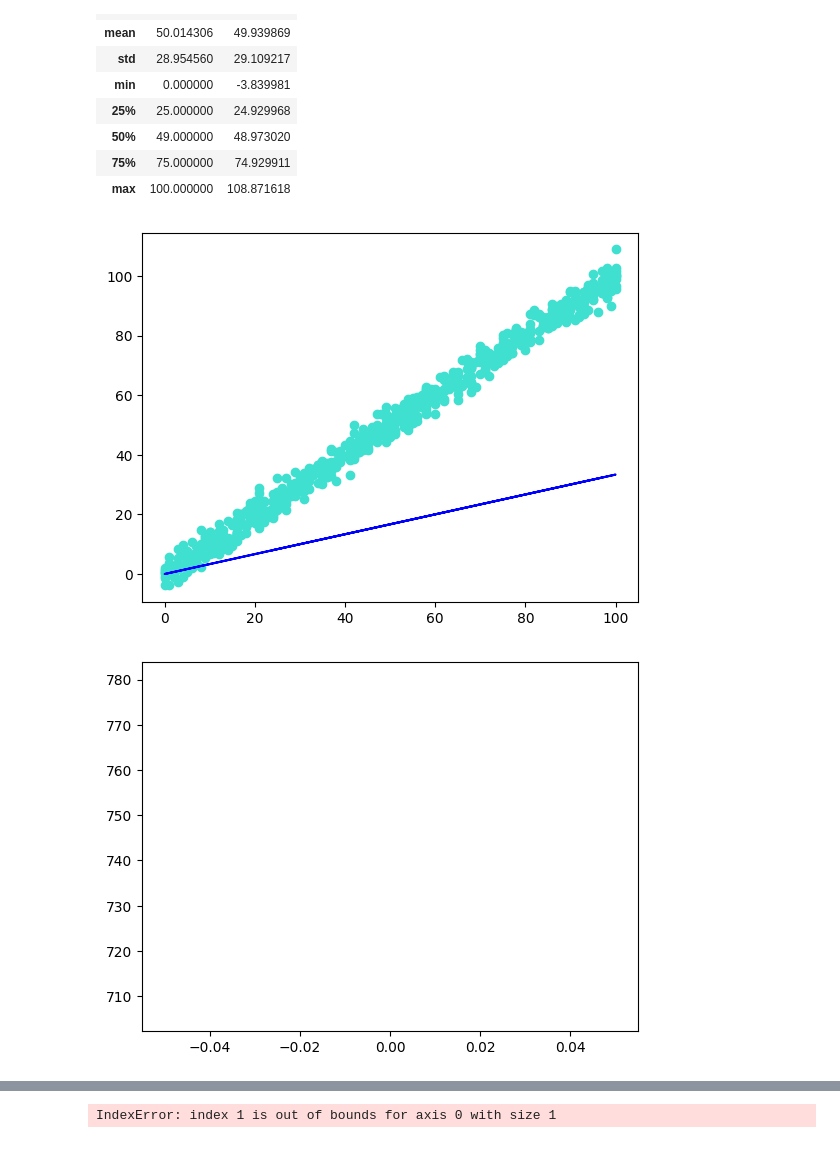
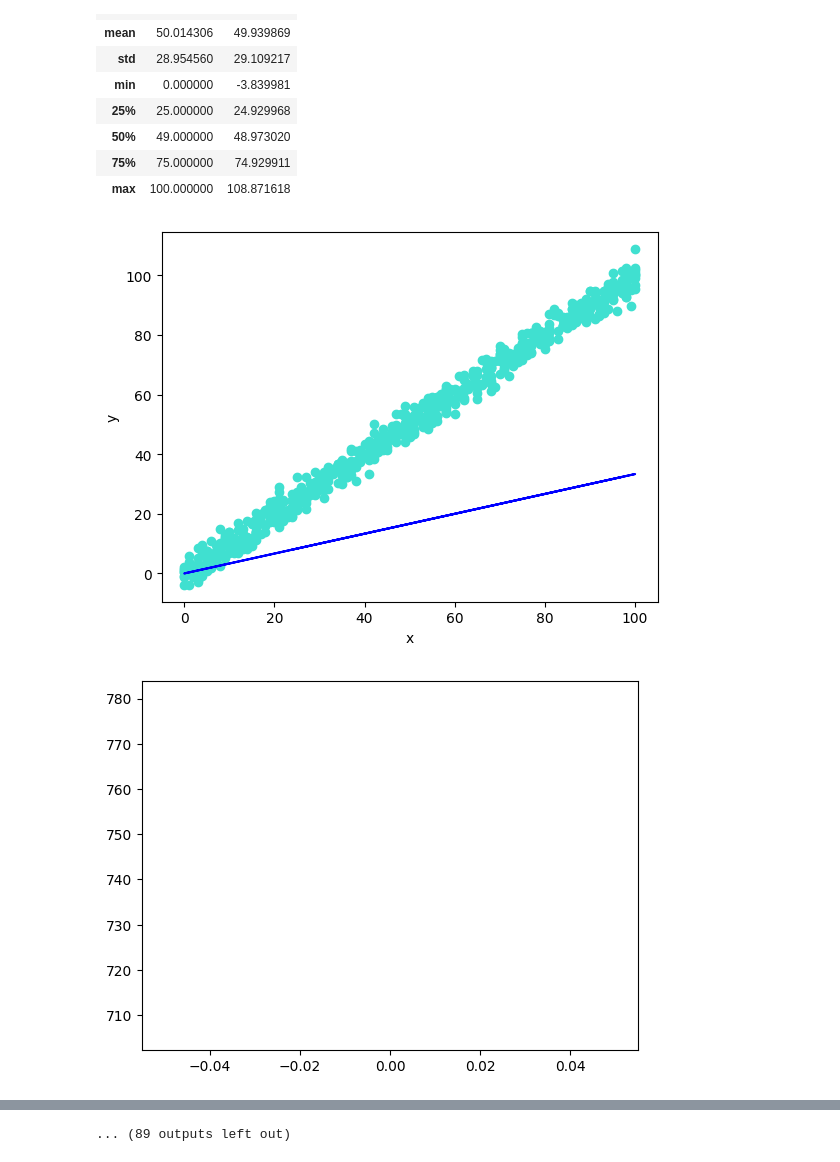
Before and after one commit to Bhumiii27/ML-Labs, a Jupyter notebook: Lab2_Single_v_LR.ipynb, the cells around one changed output, grey strips where cells are left out. Saved outputs shown, nothing was run; the diff lists cells and outputs as text; code cells hidden in the pictures.

```diff
--- a/Lab2_Single_v_LR.ipynb
+++ b/Lab2_Single_v_LR.ipynb
@@ -100,9 +100,12 @@ def training(x,y,alpha,iters):
     #y_new=theta_array[0]+theta_array[1]*x[1]+theta_array[2]*x[2]+theta_array[3]*x[3]
     plt.plot(x,y_new,'b')
     plt.scatter(x,y, c="turquoise")
+    plt.xlabel("x")
+    plt.ylabel("y")
     plt.show()
-    x=np.arange(0,len(cost_value),step=1)
-    plt.plot(x,cost_value)
+    #Cost Function Graph
+    z=np.arange(0,len(cost_value),step=1)
+    plt.plot(z,cost_value)
     plt.show()
   return theta_array
 # %%
@@ -142,12 +145,16 @@ y_train=clean_data['y']
 x_t=x_train.values.reshape(x_train.size)
 y_t=y_train.values.reshape(y_train.size)
 # %%
-alpha=0.0001
-# alpha=0.0000001
-# alpha=0.5
-# alpha=1.0
-iters=50
-training(x_t,y_t,alpha,iters)
+alpha = 0.0001
+# alpha = 0.0000001
+# alpha = 0.5
+# alpha = 1.0
+
+iters = 50
+
+theta_array = training(x_t, y_t, alpha, iters)
+
+print("Final theta values:", theta_array)
 # %% [output]
-[figure, old version]
+[figure, new version]
 [figure]
@@ -154 +171 @@ training(x_t,y_t,alpha,iters)
-IndexError: index 1 is out of bounds for axis 0 with size 1
+... (89 outputs left out)
```
Also changed, not shown: parts of 1 cell of this notebook.
